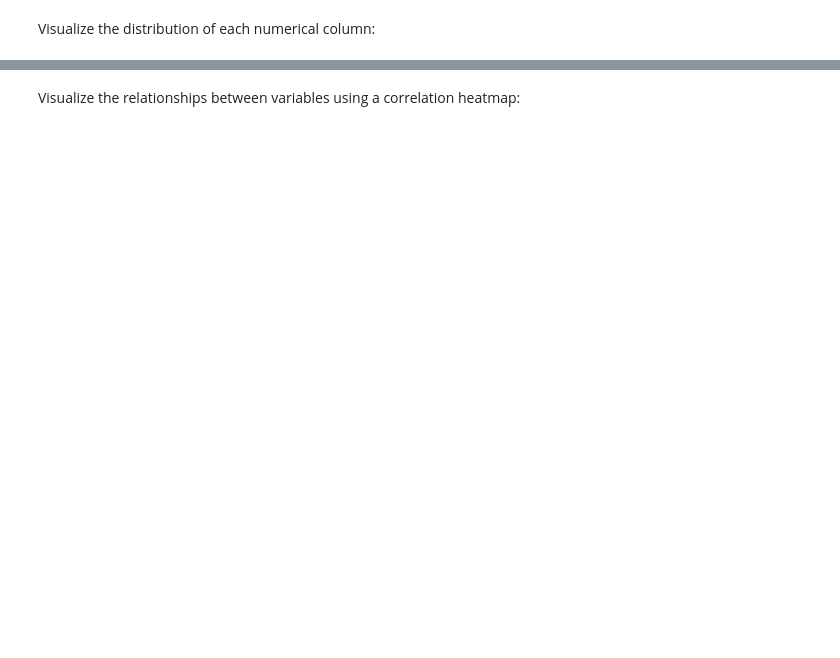
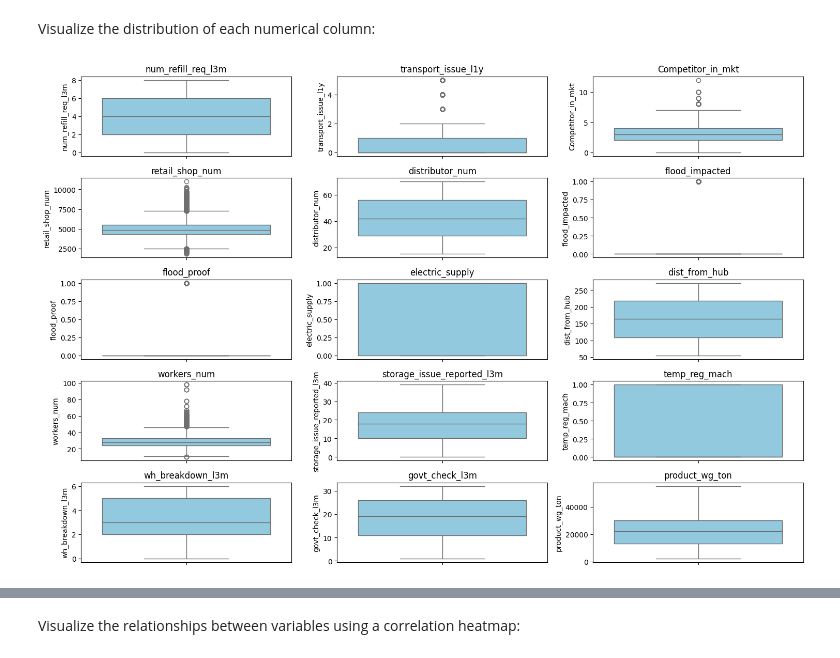
Before and after one commit to anu-tressy/Projects, a Jupyter notebook: Supply_Chain_Mangement.ipynb, the cells around one changed output, grey strips where cells are left out. Saved outputs shown, nothing was run; the diff lists cells and outputs as text; code cells hidden in the pictures; blank space fills up the shorter version.

```diff
--- a/Supply_Chain_Mangement.ipynb
+++ b/Supply_Chain_Mangement.ipynb
@@ -169,3 +171,15 @@ Index(['num_refill_req_l3m', 'transport_issue_l1y', 'Competitor_in_mkt',
       dtype='object')
 # %% [markdown]
 Visualize the distribution of each numerical column:
+# %%
+plt.figure(figsize=(15, 10))
+num_plots = len(numerical_columns)
+num_rows = num_plots // 3 + (num_plots % 3 > 0)
+for i, col in enumerate(numerical_columns, 1):
+    plt.subplot(num_rows, 3, i)
+    sns.boxplot(train_df[col], color='skyblue')
+    plt.title(col)
+plt.tight_layout()
+plt.show()
+# %% [output]
+[figure, added]
```
Also changed, not shown: parts of 32 cells of this notebook.
